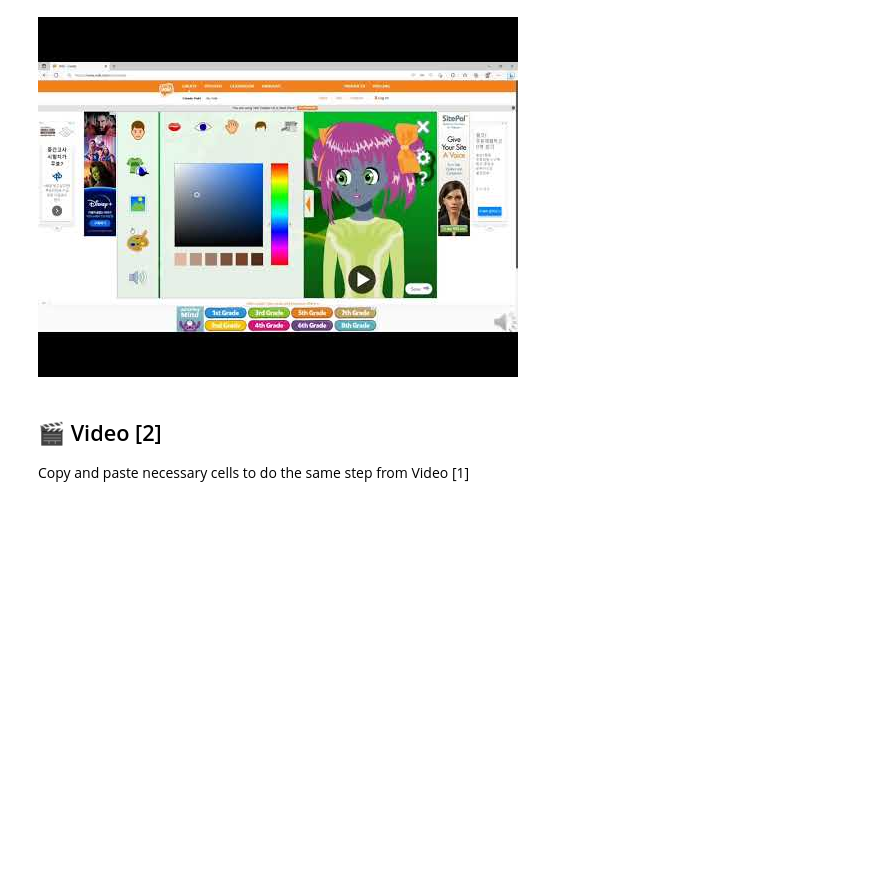
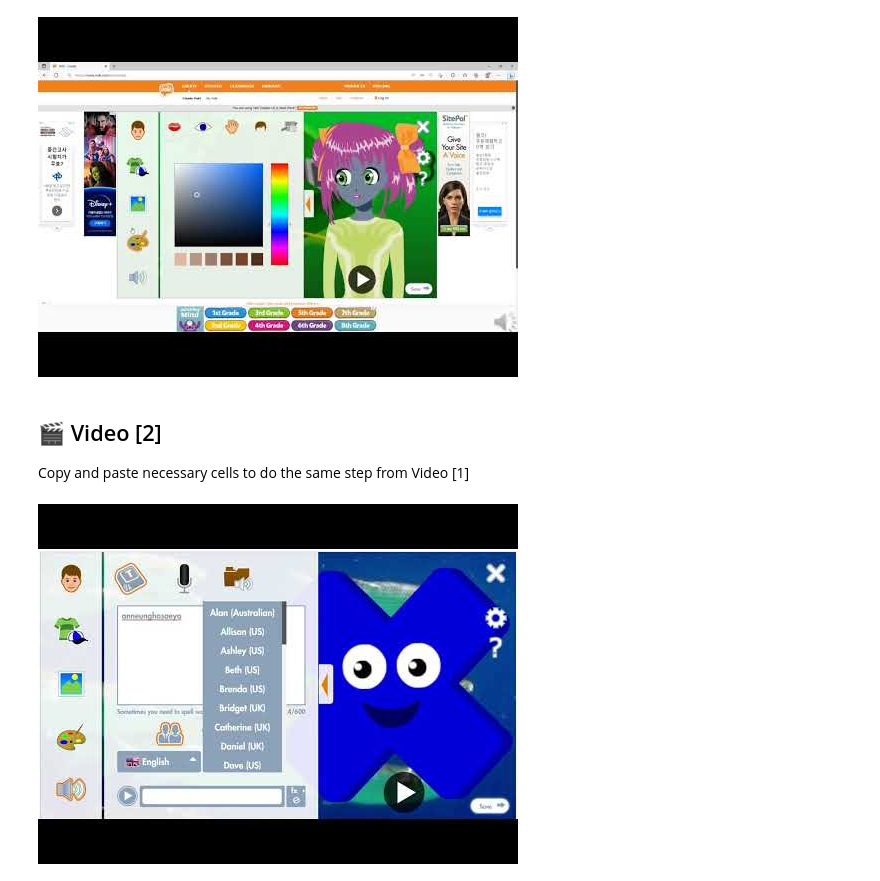
Before and after one commit to okohkim/DL23, a Jupyter notebook: useful_tools_G4.ipynb, the cells around one changed output. Saved outputs shown, nothing was run; the diff lists cells and outputs as text; code cells hidden in the pictures; blank space fills up the shorter version.

```diff
--- a/useful_tools_G4.ipynb
+++ b/useful_tools_G4.ipynb
@@ -56,3 +56,8 @@ display(video)
 ## 🎬 Video [2]
 
 Copy and paste necessary cells to do the same step from Video [1]
+# %%
+video = YouTubeVideo("CBk__1lhdqA", width=800)
+display(video)
+# %% [output]
+[figure, added]
```
